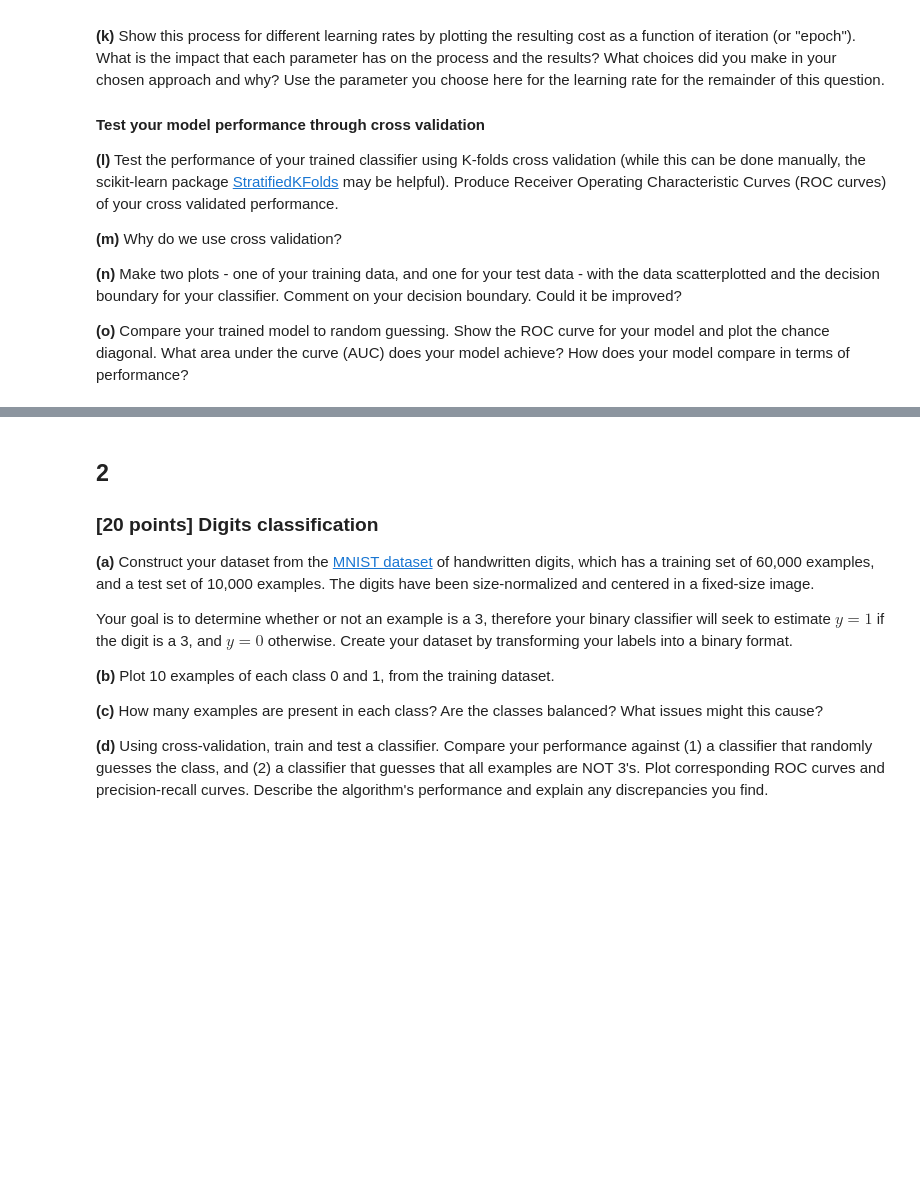
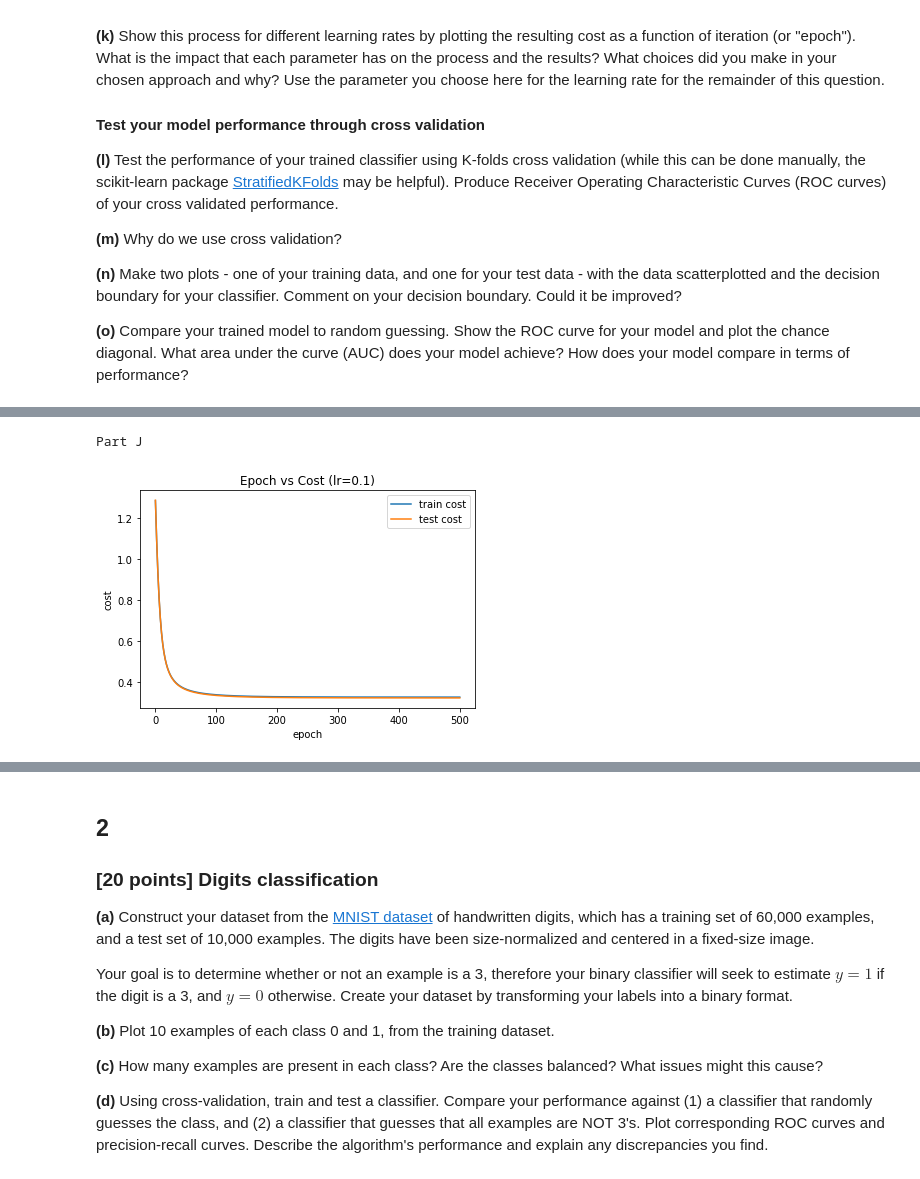
Before and after one commit to WilliamWJHuang/ids705, a Jupyter notebook: assignments/Assignment 3.ipynb, the cells around one changed output, grey strips where cells are left out. Drawn from its saved outputs; the diff is of its cells as text; code cells hidden in the pictures; blank space fills up the shorter version.

```diff
--- a/assignments/Assignment 3.ipynb
+++ b/assignments/Assignment 3.ipynb
@@ -115,6 +140,0 @@ max         5.634476       5.317718       1.000000
-# %%
-print("Part G")
-
-
-def sigmoid(x):
-    return 1./(1 + np.exp(-1*x))
@@ -120,0 +204,26 @@ def sigmoid(x):
+# %%
+# split data
+np.random.shuffle(np.arange(len(y)))
+x_train=x[:70000]
+y_train=y[:70000]
+x_test=x[70000:]
+y_test=y[70000:]
+
+#adding bias terms
+x_train = np.column_stack((np.ones(len(x_train)),x_train))
+x_test = np.column_stack((np.ones(len(x_test)),x_test))
+# %%
+logreg = logit()
+logreg.fit(x_train=x_train, y_train=y_train, x_test=x_test, y_test=y_test, lr = 0.1)
+# %%
+print("Part J")
+l_train, = plt.plot(range(logreg.e), logreg.train_cost, label = "train cost")
+l_test, = plt.plot(range(logreg.e), logreg.test_cost, label = "test cost")
+plt.xlabel("epoch")
+plt.ylabel("cost")
+plt.title("Epoch vs Cost (lr=0.1)")
+plt.legend(handles=[l_train, l_test])
+plt.show()
+# %% [output]
+Part J
+[figure, added]
```
Also changed, not shown: parts of 78 cells of this notebook.
